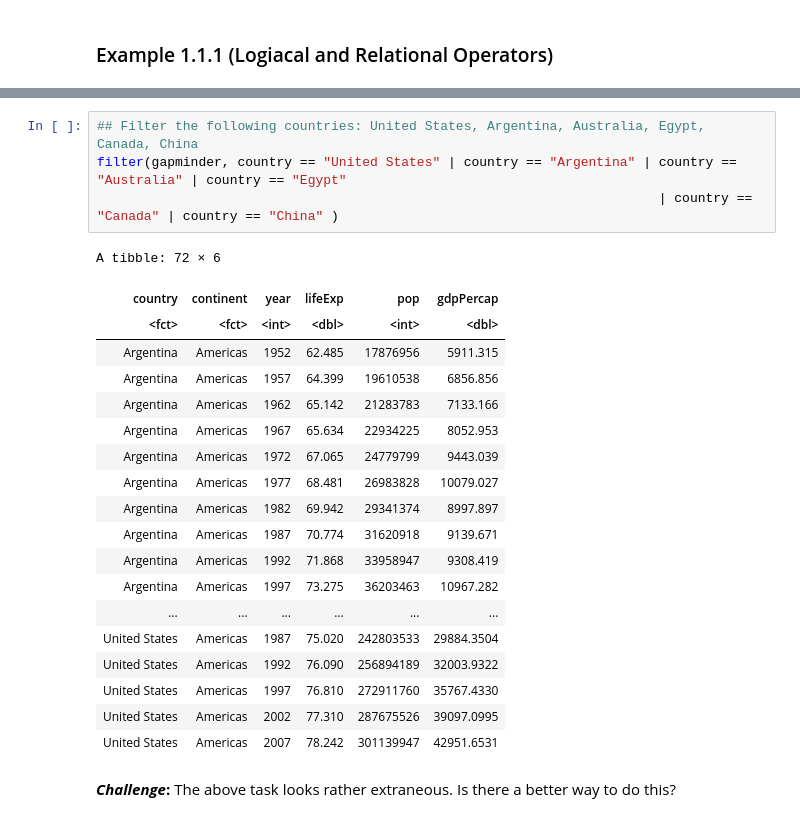
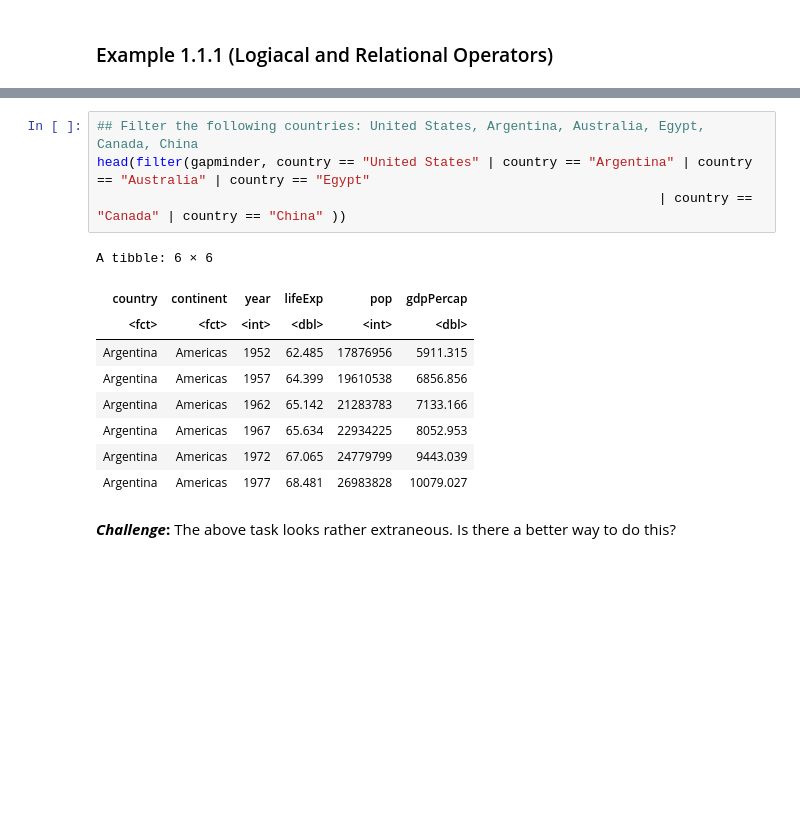
Before and after one commit to bosafoagyare/web-academic, a Jupyter notebook: content/courses/stats306-W22/Lab-Notes/lab03_solution.ipynb, the cells around one changed output, grey strips where cells are left out. Saved outputs shown, nothing was run; the diff lists cells and outputs as text; blank space fills up the shorter version.

```diff
--- a/content/courses/stats306-W22/Lab-Notes/lab03_solution.ipynb
+++ b/content/courses/stats306-W22/Lab-Notes/lab03_solution.ipynb
@@ -256,27 +216,17 @@ A tibble: 732 × 6
 # %%
 ## Filter the following countries: United States, Argentina, Australia, Egypt, Canada, China
-filter(gapminder, country == "United States" | country == "Argentina" | country == "Australia" | country == "Egypt"
-                                                                        | country == "Canada" | country == "China" )
+head(filter(gapminder, country == "United States" | country == "Argentina" | country == "Australia" | country == "Egypt"
+                                                                        | country == "Canada" | country == "China" ))
 # %% [output]
-A tibble: 72 × 6
+A tibble: 6 × 6
 | country | continent | year | lifeExp | pop | gdpPercap |
 | <fct> | <fct> | <int> | <dbl> | <int> | <dbl> |
 | Argentina | Americas | 1952 | 62.485 | 17876956 | 5911.315 |
 | Argentina | Americas | 1957 | 64.399 | 19610538 | 6856.856 |
 | Argentina | Americas | 1962 | 65.142 | 21283783 | 7133.166 |
 | Argentina | Americas | 1967 | 65.634 | 22934225 | 8052.953 |
 | Argentina | Americas | 1972 | 67.065 | 24779799 | 9443.039 |
 | Argentina | Americas | 1977 | 68.481 | 26983828 | 10079.027 |
-| Argentina | Americas | 1982 | 69.942 | 29341374 | 8997.897 |
-| Argentina | Americas | 1987 | 70.774 | 31620918 | 9139.671 |
-| Argentina | Americas | 1992 | 71.868 | 33958947 | 9308.419 |
-| Argentina | Americas | 1997 | 73.275 | 36203463 | 10967.282 |
-| ... | ... | ... | ... | ... | ... |
-| United States | Americas | 1987 | 75.020 | 242803533 | 29884.3504 |
-| United States | Americas | 1992 | 76.090 | 256894189 | 32003.9322 |
-| United States | Americas | 1997 | 76.810 | 272911760 | 35767.4330 |
-| United States | Americas | 2002 | 77.310 | 287675526 | 39097.0995 |
-| United States | Americas | 2007 | 78.242 | 301139947 | 42951.6531 |
 # %% [markdown]
 **_Challenge_:** The above task looks rather extraneous. Is there a better way to do this?
 # %%
```
Also changed, not shown: parts of 26 cells of this notebook.
